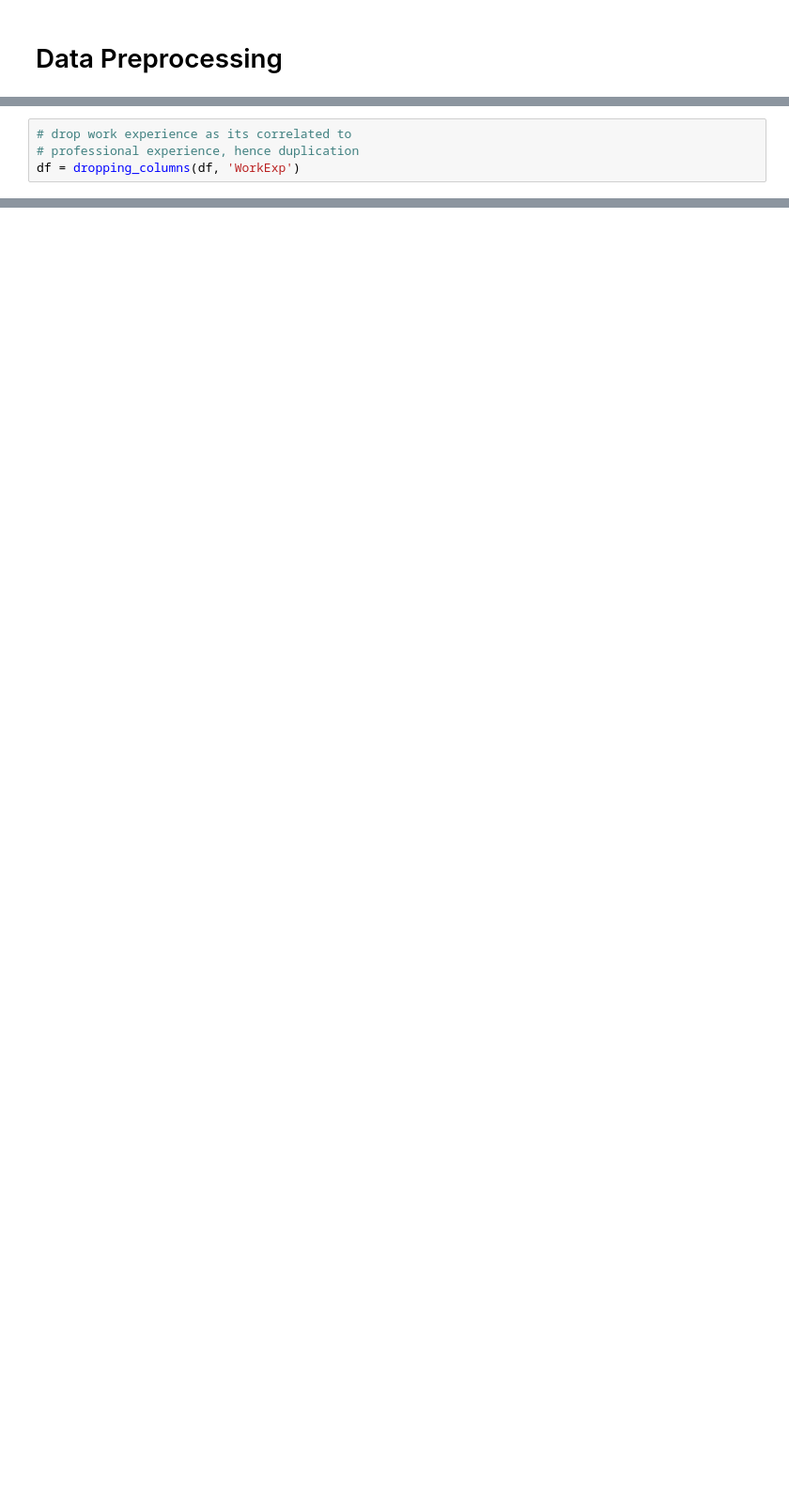
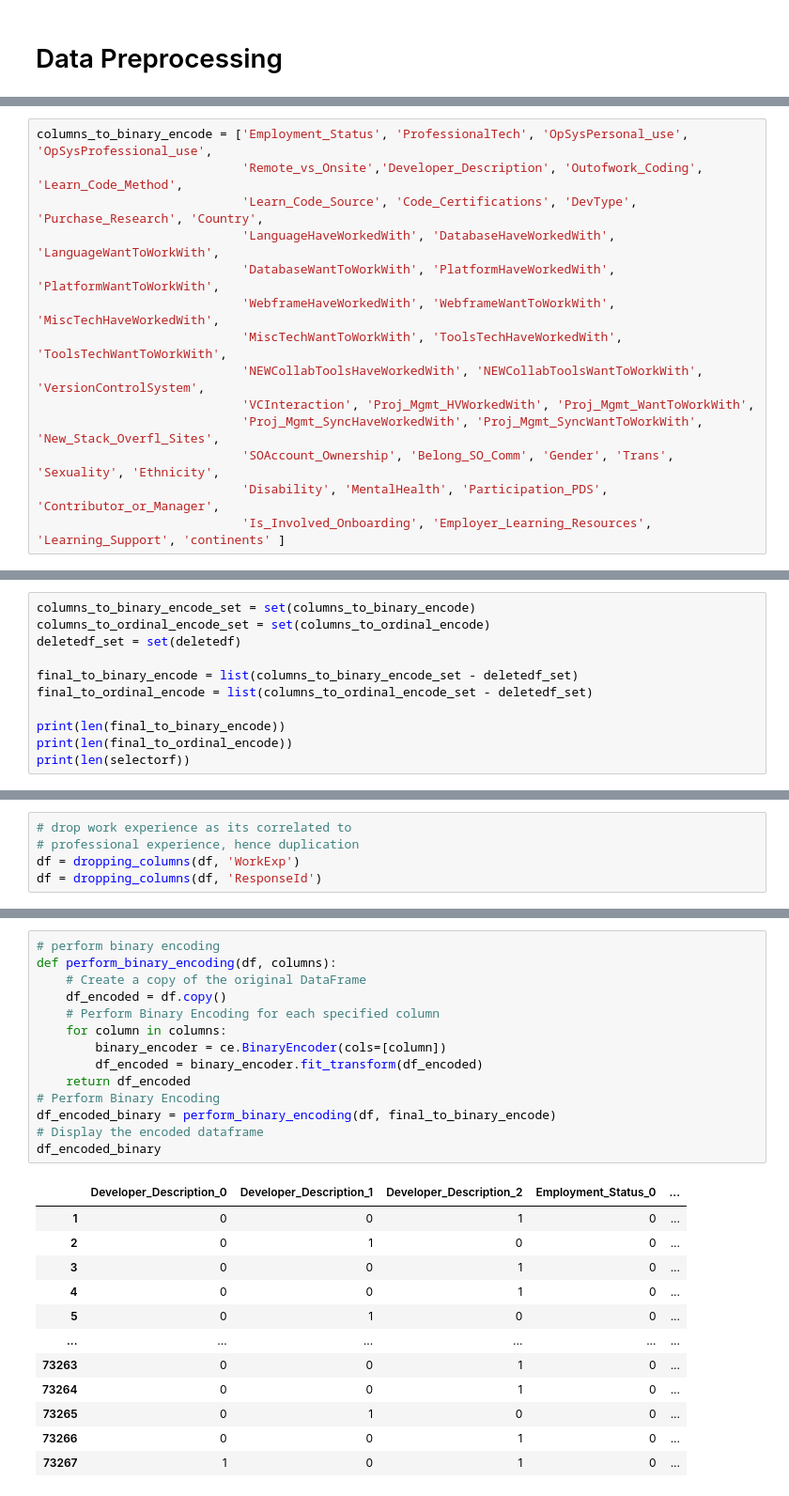
Before and after one commit to paddyokore/developer-salary-prediction, a Jupyter notebook: predicting_developer_salaries.ipynb, the cells around one changed output, grey strips where cells are left out. Shown at 94% size. Saved outputs shown, nothing was run; the diff lists cells and outputs as text; blank space fills up the shorter version.

Commit message:
initial feature selection & data encoding

```diff
--- a/predicting_developer_salaries.ipynb
+++ b/predicting_developer_salaries.ipynb
@@ -1216,0 +1261,14 @@ Our data mostly contains categorical variables that need to be preprocessed via
+# %%
+columns_to_binary_encode = ['Employment_Status', 'ProfessionalTech', 'OpSysPersonal_use', 'OpSysProfessional_use',
+                            'Remote_vs_Onsite','Developer_Description', 'Outofwork_Coding', 'Learn_Code_Method',
+                            'Learn_Code_Source', 'Code_Certifications', 'DevType', 'Purchase_Research', 'Country',
+                            'LanguageHaveWorkedWith', 'DatabaseHaveWorkedWith', 'LanguageWantToWorkWith',
+                            'DatabaseWantToWorkWith', 'PlatformHaveWorkedWith', 'PlatformWantToWorkWith',
+                            'WebframeHaveWorkedWith', 'WebframeWantToWorkWith', 'MiscTechHaveWorkedWith',
+                            'MiscTechWantToWorkWith', 'ToolsTechHaveWorkedWith', 'ToolsTechWantToWorkWith',
+                            'NEWCollabToolsHaveWorkedWith', 'NEWCollabToolsWantToWorkWith', 'VersionControlSystem',
+                            'VCInteraction', 'Proj_Mgmt_HVWorkedWith', 'Proj_Mgmt_WantToWorkWith',
+                            'Proj_Mgmt_SyncHaveWorkedWith', 'Proj_Mgmt_SyncWantToWorkWith', 'New_Stack_Overfl_Sites',
+                            'SOAccount_Ownership', 'Belong_SO_Comm', 'Gender', 'Trans', 'Sexuality', 'Ethnicity',
+                            'Disability', 'MentalHealth', 'Participation_PDS', 'Contributor_or_Manager',
+                            'Is_Involved_Onboarding', 'Employer_Learning_Resources', 'Learning_Support', 'continents' ]
@@ -1216,0 +1283,11 @@ Our data mostly contains categorical variables that need to be preprocessed via
+# %%
+columns_to_binary_encode_set = set(columns_to_binary_encode)
+columns_to_ordinal_encode_set = set(columns_to_ordinal_encode)
+deletedf_set = set(deletedf)
+
+final_to_binary_encode = list(columns_to_binary_encode_set - deletedf_set)
+final_to_ordinal_encode = list(columns_to_ordinal_encode_set - deletedf_set)
+
+print(len(final_to_binary_encode))
+print(len(final_to_ordinal_encode))
+print(len(selectorf))
@@ -1218,3 +1304,4 @@ Our data mostly contains categorical variables that need to be preprocessed via
 # drop work experience as its correlated to
 # professional experience, hence duplication
 df = dropping_columns(df, 'WorkExp')
+df = dropping_columns(df, 'ResponseId')
@@ -1228,0 +1308,27 @@ Outlier Detection and Handling
+# %%
+# perform binary encoding
+def perform_binary_encoding(df, columns):
+    # Create a copy of the original DataFrame
+    df_encoded = df.copy()
+    # Perform Binary Encoding for each specified column
+    for column in columns:
+        binary_encoder = ce.BinaryEncoder(cols=[column])
+        df_encoded = binary_encoder.fit_transform(df_encoded)
+    return df_encoded
+# Perform Binary Encoding
+df_encoded_binary = perform_binary_encoding(df, final_to_binary_encode)
+# Display the encoded dataframe
+df_encoded_binary
+# %% [output]
+|  | Developer_Description_0 | Developer_Description_1 | Developer_Description_2 | Employment_Status_0 | ... |
+| 1 | 0 | 0 | 1 | 0 | ... |
+| 2 | 0 | 1 | 0 | 0 | ... |
+| 3 | 0 | 0 | 1 | 0 | ... |
+| 4 | 0 | 0 | 1 | 0 | ... |
+| 5 | 0 | 1 | 0 | 0 | ... |
+| ... | ... | ... | ... | ... | ... |
+| 73263 | 0 | 0 | 1 | 0 | ... |
+| 73264 | 0 | 0 | 1 | 0 | ... |
+| 73265 | 0 | 1 | 0 | 0 | ... |
+| 73266 | 0 | 0 | 1 | 0 | ... |
+| 73267 | 1 | 0 | 1 | 0 | ... |
```
Also changed, not shown: parts of 22 cells of this notebook.
